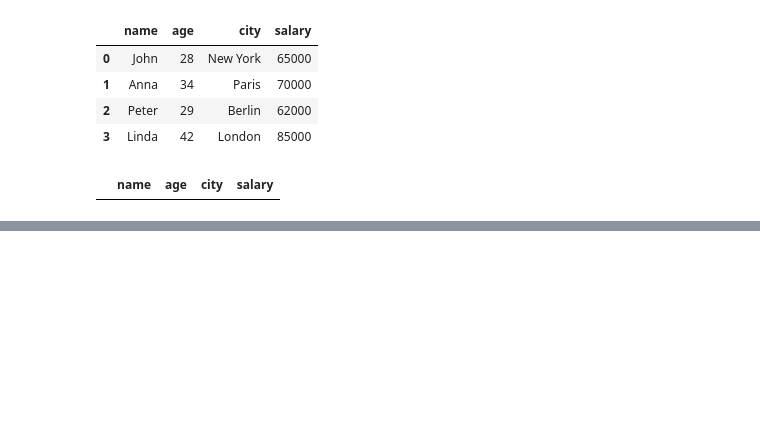
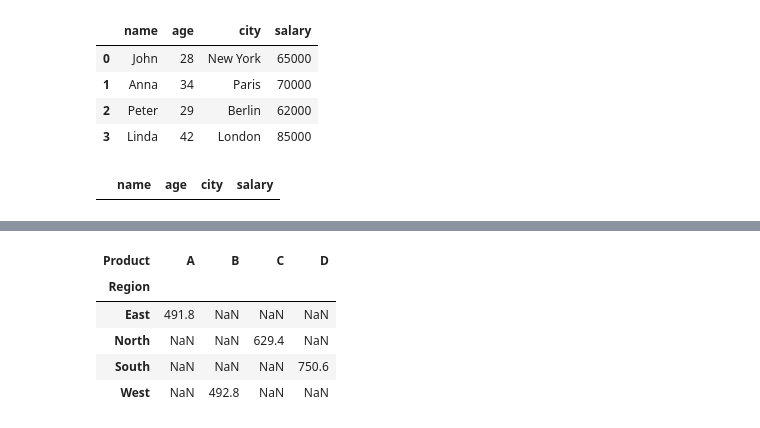
Before and after one commit to debmalya20/Pandas-, a Jupyter notebook: practice.ipynb, the cells around one changed output, grey strips where cells are left out. Saved outputs shown, nothing was run; the diff lists cells and outputs as text; code cells hidden in the pictures; blank space fills up the shorter version.

```diff
--- a/practice.ipynb
+++ b/practice.ipynb
@@ -530,0 +578,9 @@ data_list3[(data_list3['age']>18) & (data_list3['city']=='paris')]
+# %%
+df.pivot_table(values='Sales',index="Region", columns="Product")
+# %% [output]
+| Product | A | B | C | D |
+| Region |  |  |  |  |
+| East | 491.8 | NaN | NaN | NaN |
+| North | NaN | NaN | 629.4 | NaN |
+| South | NaN | NaN | NaN | 750.6 |
+| West | NaN | 492.8 | NaN | NaN |
```
Also changed, not shown: parts of 5 cells of this notebook, 2 other files.
